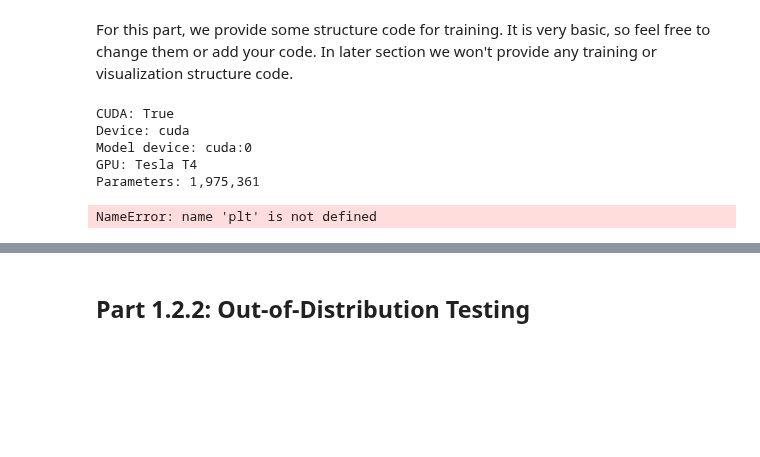
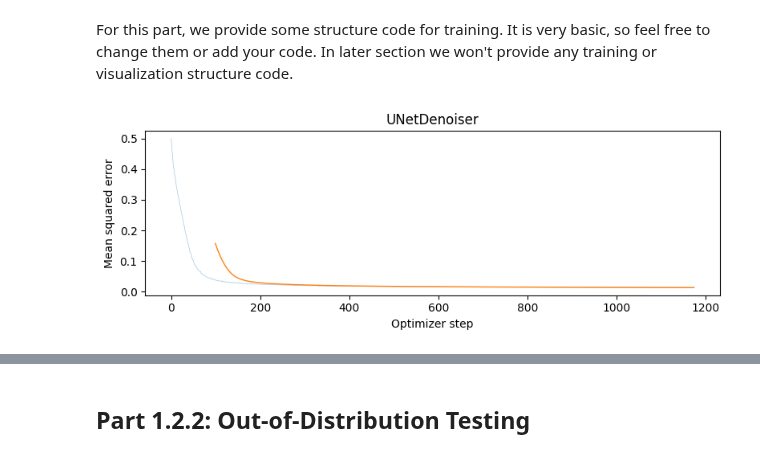
Before and after one commit to 3LucasZ/cs180-showcase, a Jupyter notebook: p3/partb.ipynb, the cells around one changed output, grey strips where cells are left out. Cells and saved outputs as stored; diff of their text form; code cells hidden in the pictures; blank space fills up the shorter version.

```diff
--- a/p3/partb.ipynb
+++ b/p3/partb.ipynb
@@ -350,18 +358,3 @@ model = UnconditionalUNet(1, hidden_dim).to(device)
 optimizer = torch.optim.Adam(model.parameters(), lr=learning_rate)
 criterion = nn.MSELoss()
 # ===== end of code ====
-# %%
-print("CUDA:", torch.cuda.is_available())
-print("Device:", device)
-print("Model device:", next(model.parameters()).device)
-print("GPU:", torch.cuda.get_device_name(0))
-print("Parameters:", f"{sum(p.numel() for p in model.parameters()):,}")
-
-
-torch.backends.cudnn.benchmark = True
-# %% [output]
-CUDA: True
-Device: cuda
-Model device: cuda:0
-GPU: Tesla T4
-Parameters: 1,975,361
@@ -400,14 +393,9 @@ for epoch in range(num_epochs):
 # %%
 # Visualize your training curve
 # ===== your code here! ====
 
-plt.figure()
-plt.plot(train_losses, label="Training Loss")
-plt.xlabel("Step")
-plt.ylabel("Loss")
-plt.title("UNet Denoiser")
-plt.show()
+loss_plot(train_losses, "UNetDenoiser")
 
 # ===== end of code ====
 # %% [output]
-NameError: name 'plt' is not defined
+[figure, added]
```
Also changed, not shown: parts of 19 cells of this notebook.
